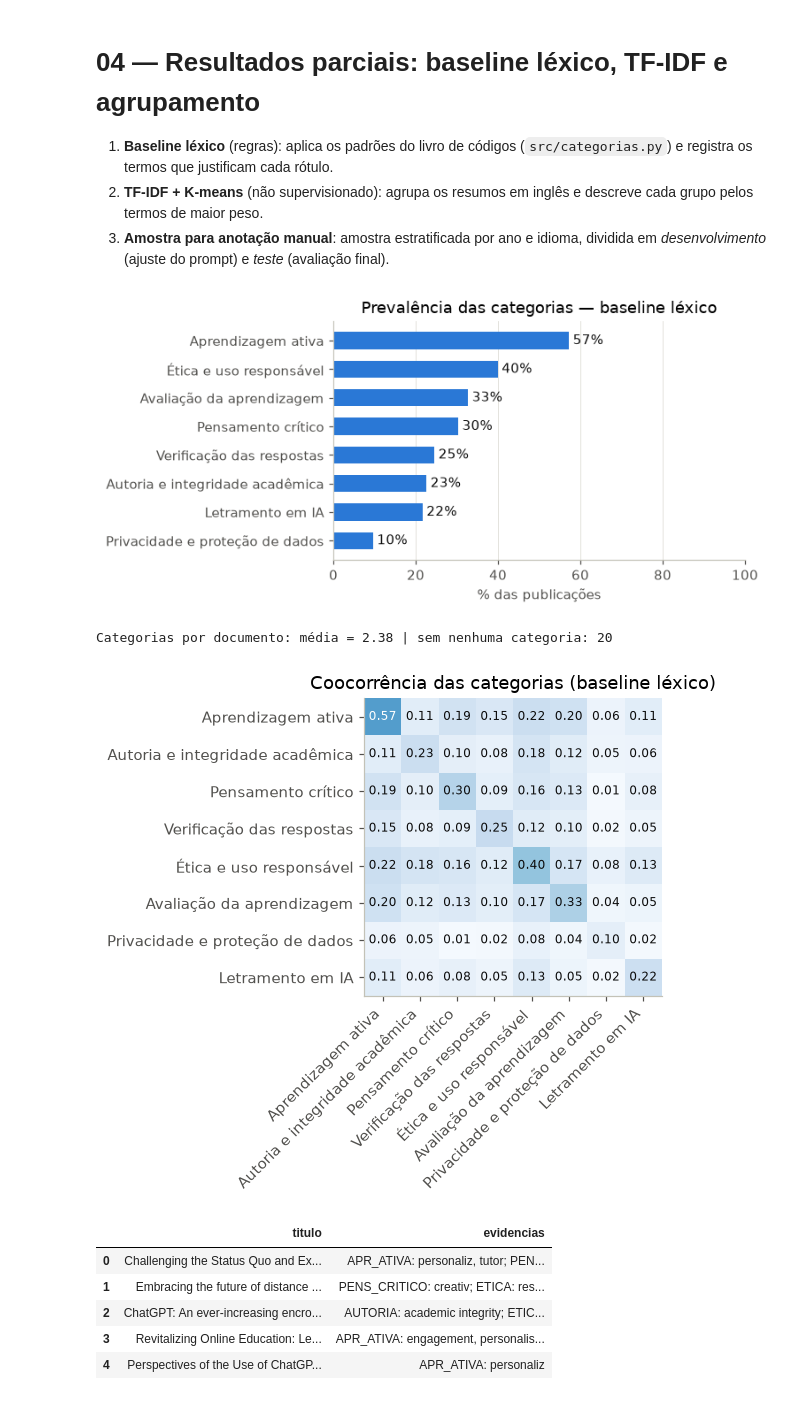
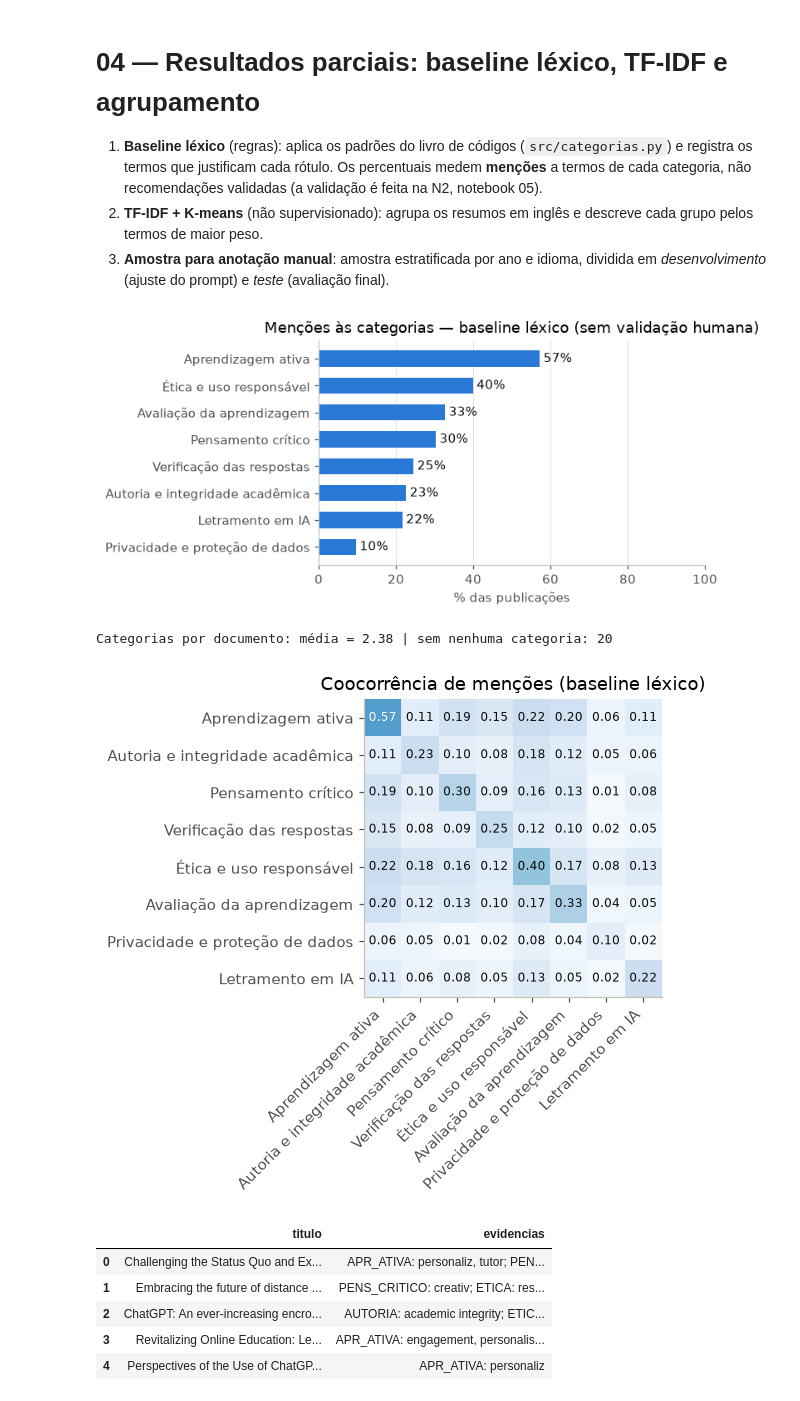
Before and after one commit to DPauleti/IA_Generativa, a Jupyter notebook: notebooks/04_baseline_lexico_tfidf.ipynb, the cells around one changed output. Drawn from its saved outputs; the diff is of its cells as text; code cells hidden in the pictures.

```diff
--- a/notebooks/04_baseline_lexico_tfidf.ipynb
+++ b/notebooks/04_baseline_lexico_tfidf.ipynb
@@ -18,7 +19,7 @@
 # %% [markdown]
 # 04 — Resultados parciais: baseline léxico, TF-IDF e agrupamento
 
-1. **Baseline léxico** (regras): aplica os padrões do livro de códigos (`src/categorias.py`) e registra os termos que justificam cada rótulo.
+1. **Baseline léxico** (regras): aplica os padrões do livro de códigos (`src/categorias.py`) e registra os termos que justificam cada rótulo. Os percentuais medem **menções** a termos de cada categoria, não recomendações validadas (a validação é feita na N2, notebook 05).
 2. **TF-IDF + K-means** (não supervisionado): agrupa os resumos em inglês e descreve cada grupo pelos termos de maior peso.
 3. **Amostra para anotação manual**: amostra estratificada por ano e idioma, dividida em *desenvolvimento* (ajuste do prompt) e *teste* (avaliação final).
 # %%
@@ -26,35 +27,35 @@ import sys, warnings
 from pathlib import Path
 RAIZ = Path.cwd().parent if Path.cwd().name == "notebooks" else Path.cwd()
 sys.path.insert(0, str(RAIZ / "src"))
 warnings.filterwarnings("ignore")
 import pandas as pd
 pd.set_option("display.max_colwidth", 90)
 import matplotlib.pyplot as plt
 AZUL = "#2a78d6"                      # série única
 PALETA = ["#2a78d6", "#eb6834", "#1baf7a", "#eda100", "#e87ba4", "#008300", "#4a3aa7", "#e34948"]
 plt.rcParams.update({"figure.dpi": 110, "savefig.dpi": 200, "font.size": 10,
                      "axes.spines.top": False, "axes.spines.right": False,
                      "axes.edgecolor": "#c3c2b7", "axes.labelcolor": "#52514e",
                      "xtick.color": "#52514e", "ytick.color": "#52514e",
                      "axes.grid": True, "grid.color": "#e1e0d9", "grid.linewidth": 0.6,
                      "axes.axisbelow": True, "font.family": "DejaVu Sans"})
 FIG = RAIZ / "figuras"; FIG.mkdir(exist_ok=True)
 def salvar(nome): plt.tight_layout(); plt.savefig(FIG / f"{nome}.png", bbox_inches="tight"); plt.show()
 import numpy as np
 from categorias import CATEGORIAS, CODIGOS, NOMES, matriz_lexica
 corpus = pd.read_csv(RAIZ / "data/processed/corpus.csv")
 M, evid = matriz_lexica(corpus)
 prev = M.mean().rename(NOMES).sort_values()
 fig, ax = plt.subplots(figsize=(7, 3.4))
 ax.barh(prev.index, prev.values * 100, color=AZUL, height=0.6)
 for y, v in zip(prev.index, prev.values): ax.text(v * 100 + 1, y, f"{v*100:.0f}%", va="center", color="#0b0b0b")
 ax.set_xlim(0, 100); ax.set_xlabel("% das publicações"); ax.grid(axis="y", visible=False)
-ax.set_title("Prevalência das categorias — baseline léxico")
+ax.set_title("Menções às categorias — baseline léxico (sem validação humana)")
 salvar("fig5_prevalencia_lexico")
 print("Categorias por documento: média =", M.sum(axis=1).mean().round(2),
       "| sem nenhuma categoria:", (M.sum(axis=1) == 0).sum())
 # %% [output]
-[figure, old version]
+[figure, new version]
 Categorias por documento: média = 2.38 | sem nenhuma categoria: 20
 # %%
 # Coocorrência entre categorias (proporção de documentos com ambas)
@@ -67,10 +68,10 @@ for i in range(8):
     for j in range(8):
         ax.text(j, i, f"{co.values[i, j]:.2f}", ha="center", va="center", fontsize=8,
                 color="white" if co.values[i, j] > 0.55 else "#0b0b0b")
-ax.set_title("Coocorrência das categorias (baseline léxico)")
+ax.set_title("Coocorrência de menções (baseline léxico)")
 salvar("fig6_coocorrencia")
 # %% [output]
-[figure, old version]
+[figure, new version]
 # %%
 # Explicabilidade do baseline: termos que dispararam cada rótulo (exemplos)
 ex = corpus.assign(evidencias=evid.map(lambda e: "; ".join(f"{k}: {', '.join(v)}" for k, v in e.items())))
```
Also changed, not shown: parts of 1 cell of this notebook, 10 other files.
